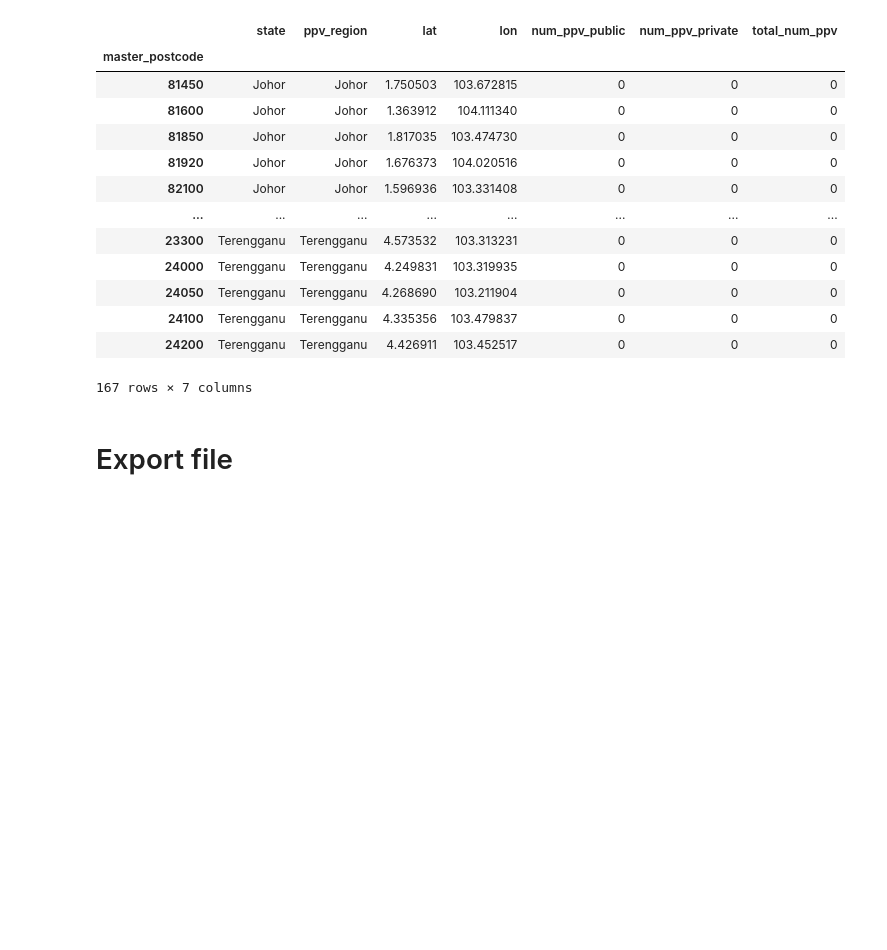
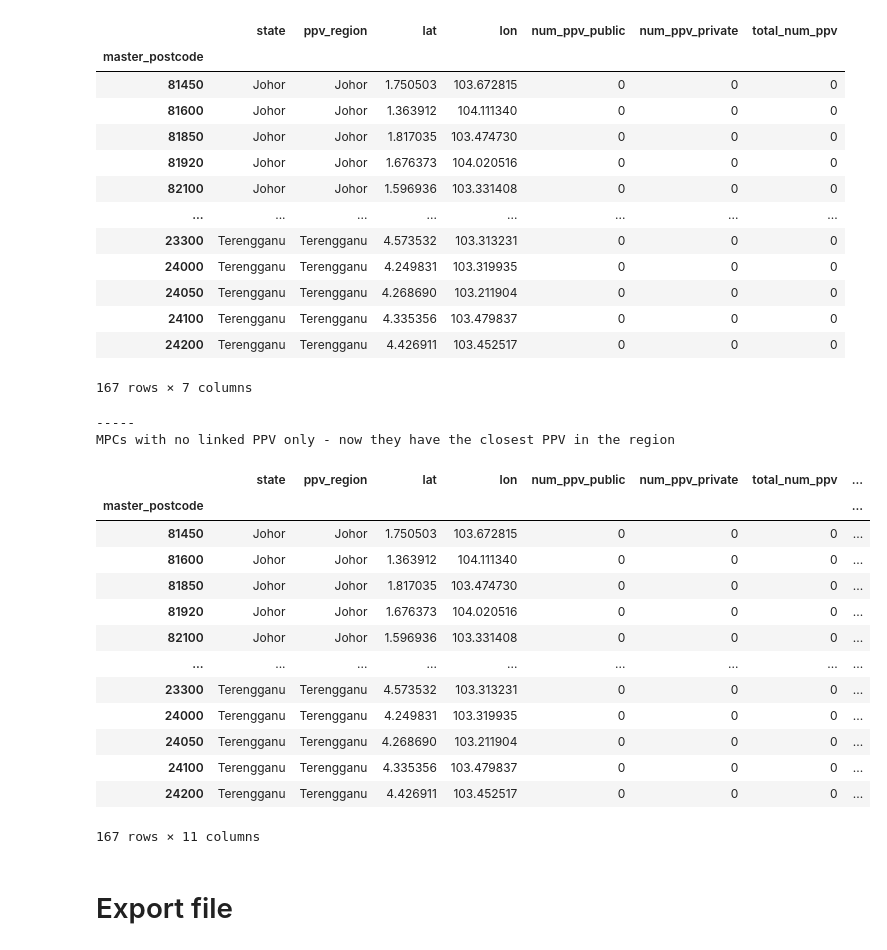
Before and after one commit to jiannmeng/mys-postcode-matrix, a Jupyter notebook: 6-ppv-in-master-postcode.ipynb, the cells around one changed output. Drawn from its saved outputs; the diff is of its cells as text; code cells hidden in the pictures; blank space fills up the shorter version.

```diff
--- a/6-ppv-in-master-postcode.ipynb
+++ b/6-ppv-in-master-postcode.ipynb
@@ -97,6 +131,6 @@ Name: ppv_to_master_km, dtype: float64
 # %%
-gb_public = ppv_public.groupby("nearest_master_postcode").count().apply(max, axis="columns").to_dict()
-gb_private = ppv_private.groupby("nearest_master_postcode").count().apply(max, axis="columns").to_dict()
+gb_public = ppv_public.groupby("nearest_master").count().apply(max, axis="columns").to_dict()
+gb_private = ppv_private.groupby("nearest_master").count().apply(max, axis="columns").to_dict()
 
 df[["num_ppv_public", "num_ppv_private"]] = (
     df.apply(
@@ -141,6 +175,45 @@ display(mpc_no_ppv)
 | 24100 | Terengganu | Terengganu | 4.335356 | 103.479837 | 0 | 0 | 0 |
 | 24200 | Terengganu | Terengganu | 4.426911 | 103.452517 | 0 | 0 | 0 |
 167 rows × 7 columns
+# %%
+ppv = pd.concat([ppv_public, ppv_private])
+
+def closest_ppv_in_region(x):
+    """Given a Series from the master postcode df, what is the closest ppv in the same region?"""
+    mpc_region = x["ppv_region"]
+    temp = ppv[ppv["ppv_region"] == mpc_region] # All ppvs in this region
+    temp["dist"] = temp.apply(
+        lambda y: src.utils.haversine_km(x["lat"], x["lon"], y["lat"], y["lon"]),
+        axis="columns"
+    )
+    nearest = temp.sort_values("dist", ascending=True).iloc[0]
+    return (nearest.name, nearest["lat"], nearest["lon"], nearest["dist"])
+
+df[["closest_ppv", "ppv_lat", "ppv_lon", "ppv_dist"]] = \
+    df.apply(closest_ppv_in_region, axis="columns", result_type="expand")
+
+# display(df)
+print("-----")
+print("MPCs with no linked PPV only - now they have the closest PPV in the region")
+mpc_no_ppv = df[df.index.isin(mpc_no_ppv.index)]
+display(mpc_no_ppv)
+# %% [output]
+-----
+MPCs with no linked PPV only - now they have the closest PPV in the region
+|  | state | ppv_region | lat | lon | num_ppv_public | num_ppv_private | total_num_ppv | ... |
+| master_postcode |  |  |  |  |  |  |  | ... |
+| 81450 | Johor | Johor | 1.750503 | 103.672815 | 0 | 0 | 0 | ... |
+| 81600 | Johor | Johor | 1.363912 | 104.111340 | 0 | 0 | 0 | ... |
+| 81850 | Johor | Johor | 1.817035 | 103.474730 | 0 | 0 | 0 | ... |
+| 81920 | Johor | Johor | 1.676373 | 104.020516 | 0 | 0 | 0 | ... |
+| 82100 | Johor | Johor | 1.596936 | 103.331408 | 0 | 0 | 0 | ... |
+| ... | ... | ... | ... | ... | ... | ... | ... | ... |
+| 23300 | Terengganu | Terengganu | 4.573532 | 103.313231 | 0 | 0 | 0 | ... |
+| 24000 | Terengganu | Terengganu | 4.249831 | 103.319935 | 0 | 0 | 0 | ... |
+| 24050 | Terengganu | Terengganu | 4.268690 | 103.211904 | 0 | 0 | 0 | ... |
+| 24100 | Terengganu | Terengganu | 4.335356 | 103.479837 | 0 | 0 | 0 | ... |
+| 24200 | Terengganu | Terengganu | 4.426911 | 103.452517 | 0 | 0 | 0 | ... |
+167 rows × 11 columns
 # %% [markdown]
 # Export file
 # %%
```
Also changed, not shown: parts of 7 cells of this notebook, 2 other files.
